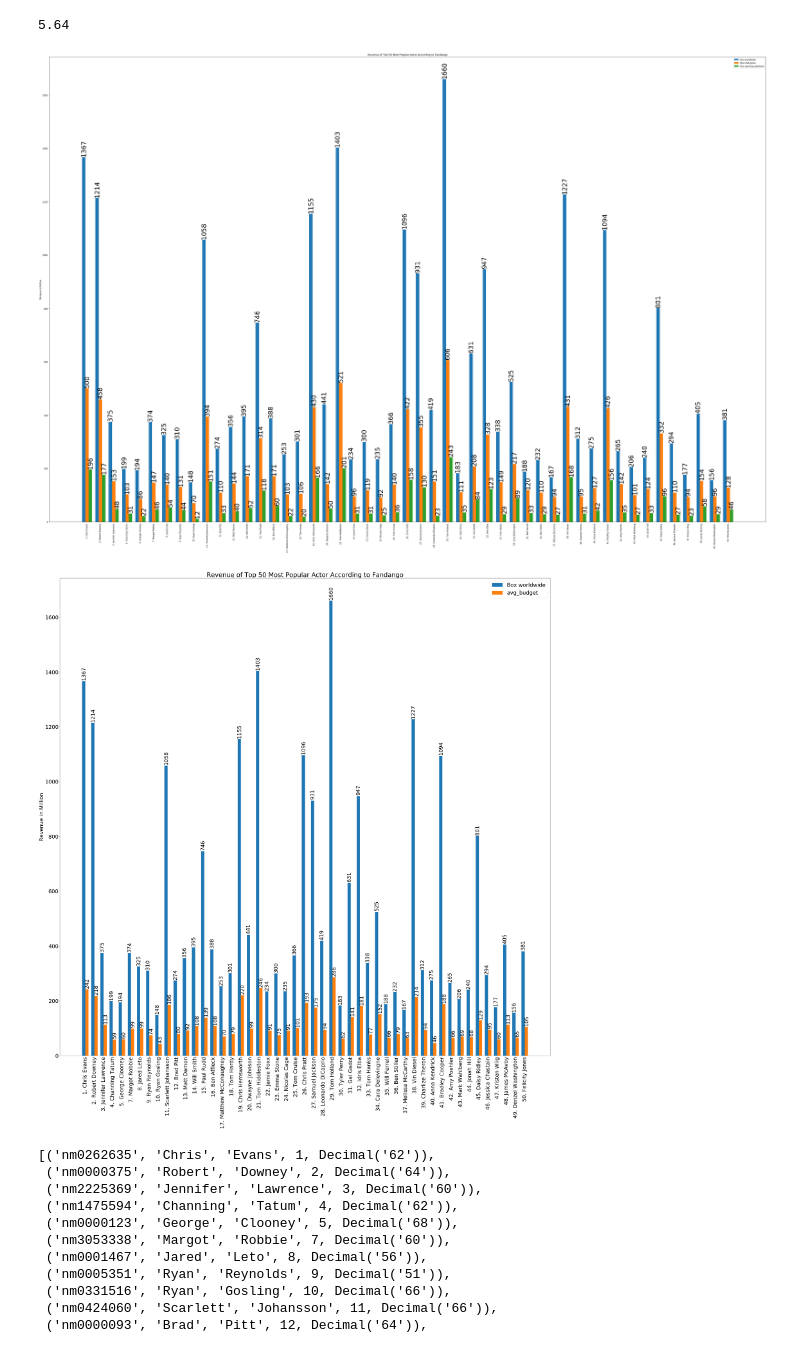
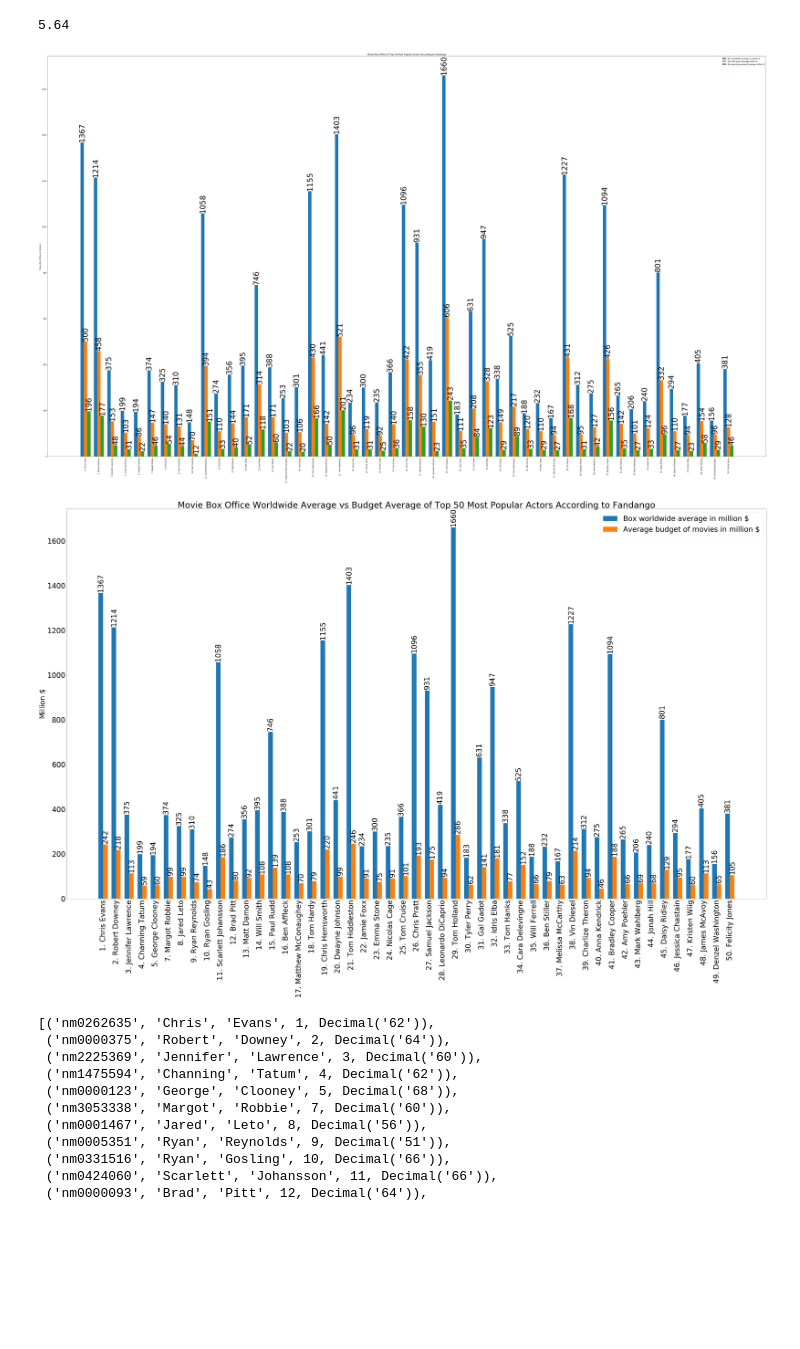
Before and after one commit to mackenziemitchell6/m-m-ovie, a Jupyter notebook: Omar-Graphs.ipynb, the cells around one changed output. Cells and saved outputs as stored; diff of their text form; code cells hidden in the pictures; blank space fills up the shorter version.

```diff
--- a/Omar-Graphs.ipynb
+++ b/Omar-Graphs.ipynb
@@ -106,41 +106,42 @@ avg_bo_op = loops_for_money(results, 6)
 # %%
 x = np.arange(len(actor_names))  # the label locations
  # the width of the bars
 
-fig, ax = plt.subplots(figsize=(60,40))
-rects1 = ax.bar(x - 0.25, avg_bo_ww, width=0.25, align = 'center', label='Box worldwide')
-rects2 = ax.bar(x , avg_bo_ug, width=0.25, align='center', label='Box USA gross')
-rects3 = ax.bar(x  + 0.25, avg_bo_op, width=0.25, align='center', label='Box opening weekend')
+fig, ax = plt.subplots(figsize=(70,40))
+rects1 = ax.bar(x - 0.25, avg_bo_ww, width=0.25, align = 'center', label='Box worldwide average in million $')
+rects2 = ax.bar(x , avg_bo_ug, width=0.25, align='center', label='Box USA gross average million $')
+rects3 = ax.bar(x  + 0.25, avg_bo_op, width=0.25, align='center', label='Box opening weekend average million $')
 
 # Add some text for labels, title and custom x-axis tick labels, etc.
-ax.set_ylabel('Revenue in Million')
-ax.set_title('Revenue of Top 50 Most Popular Actor According to Fandango')
+ax.set_ylabel('Movie Box Office in million $')
+ax.set_title('Movie Box Office of Top 50 Most Popular Actors According to Fandango')
 ax.set_xticks(x)
 ax.set_xticklabels(actor_names, rotation = 90)
 ax.legend()
 
 
 def autolabel(rects):
     """Attach a text label above each bar in *rects*, displaying its height."""
     for rect in rects:
         height = rect.get_height()
         ax.annotate('{}'.format(height),
                     xy=(rect.get_x() + rect.get_width() / 2, height),
                     xytext=(0, 3),  # 3 points vertical offset
                     textcoords="offset points",
                     ha='center', va='bottom', rotation = 90)
 
-plt.rcParams.update({'font.size': 30})
+plt.rcParams.update({'font.size': 40})
 
 autolabel(rects1)
 autolabel(rects2)
 autolabel(rects3)
 
+#plt.savefig('movies_1.png')
 # fig.tight_layout()
 
 plt.show()
 # %% [output]
-[figure, old version]
+[figure, new version]
 # %%
 curs.execute("""select actor_id, first_name, last_name, pop_rank, round(avg(budget),0) as Avg_Budget, round(avg(bo_ww),0) as Avg_Box_WW
                 from actors
@@ -162,13 +163,13 @@ avg_budget = loops_for_lables(results, 7)
 x = np.arange(len(actor_names))  # the label locations
 width = 0.35  # the width of the bars
 
-fig, ax = plt.subplots(figsize=(50,50))
-rects1 = ax.bar(x - width/2, avg_bo_ww, width, label='Box worldwide')
-rects2 = ax.bar(x  + width/2 , avg_budget, width, label='avg_budget')
+fig, ax = plt.subplots(figsize=(70,40))
+rects1 = ax.bar(x - width/2, avg_bo_ww, width, label='Box worldwide average in million $')
+rects2 = ax.bar(x  + width/2 , avg_budget, width, label='Average budget of movies in million $')
 
 # Add some text for labels, title and custom x-axis tick labels, etc.
-ax.set_ylabel('Revenue in Million')
-ax.set_title('Revenue of Top 50 Most Popular Actor According to Fandango')
+ax.set_ylabel('Million $')
+ax.set_title('Movie Box Office Worldwide Average vs Budget Average of Top 50 Most Popular Actors According to Fandango')
 ax.set_xticks(x)
 ax.set_xticklabels(actor_names, rotation = 90)
 ax.legend()
@@ -184,16 +185,17 @@ def autolabel(rects):
                     textcoords="offset points",
                     ha='center', va='bottom', rotation= 90)
 
-plt.rcParams.update({'font.size': 30})
+plt.rcParams.update({'font.size': 40})
 
 autolabel(rects1)
 autolabel(rects2)
 
+# plt.savefig('movies_2.png')
 # fig.tight_layout()
 
 plt.show()
 # %% [output]
-[figure, old version]
+[figure, new version]
 # %%
 curs.execute("""select actor_id, first_name, last_name, pop_rank, round(avg(movies.meta_score), 0)
                 from actors
```
Also changed, not shown: parts of 8 cells of this notebook, 9 other files.
